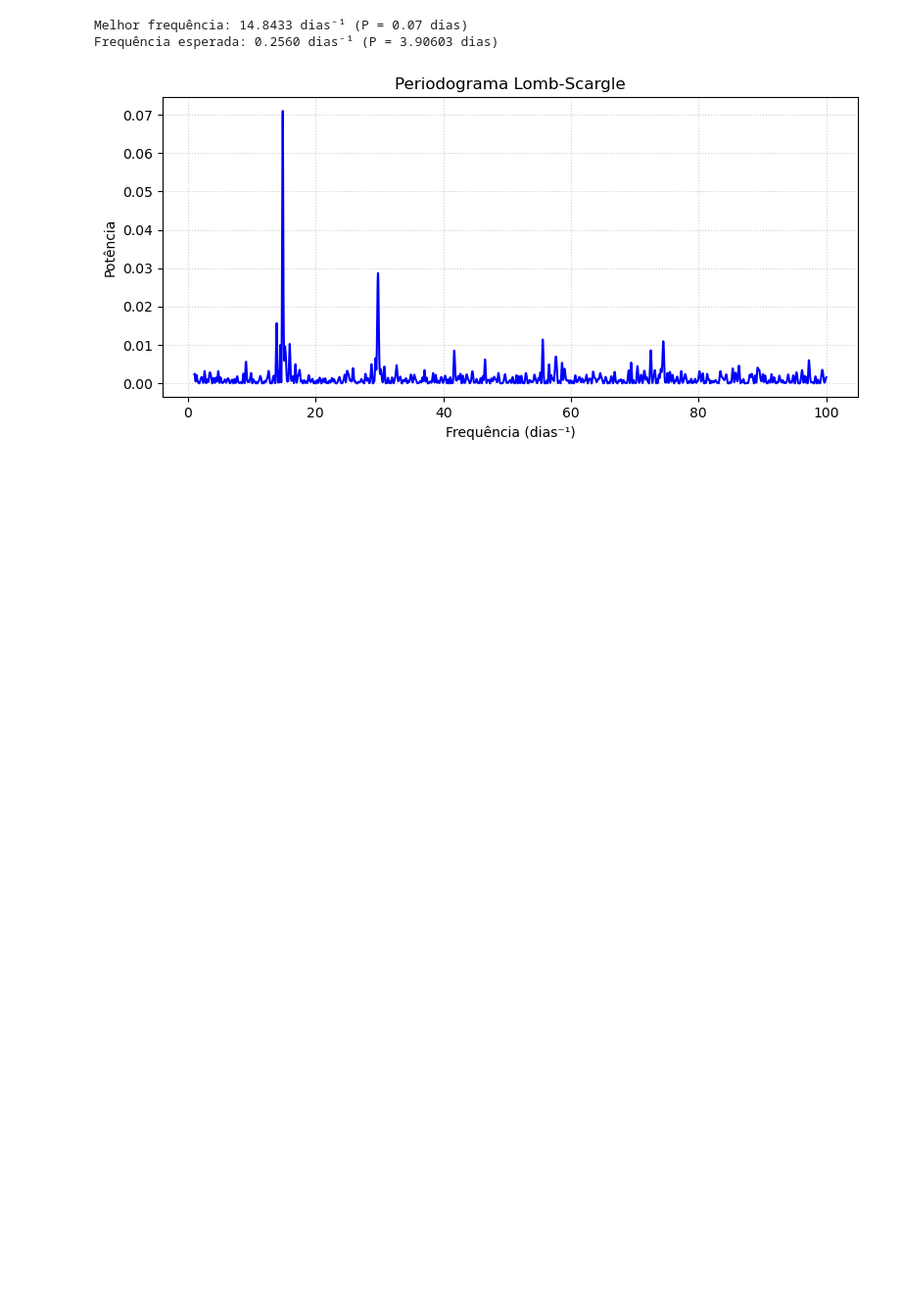
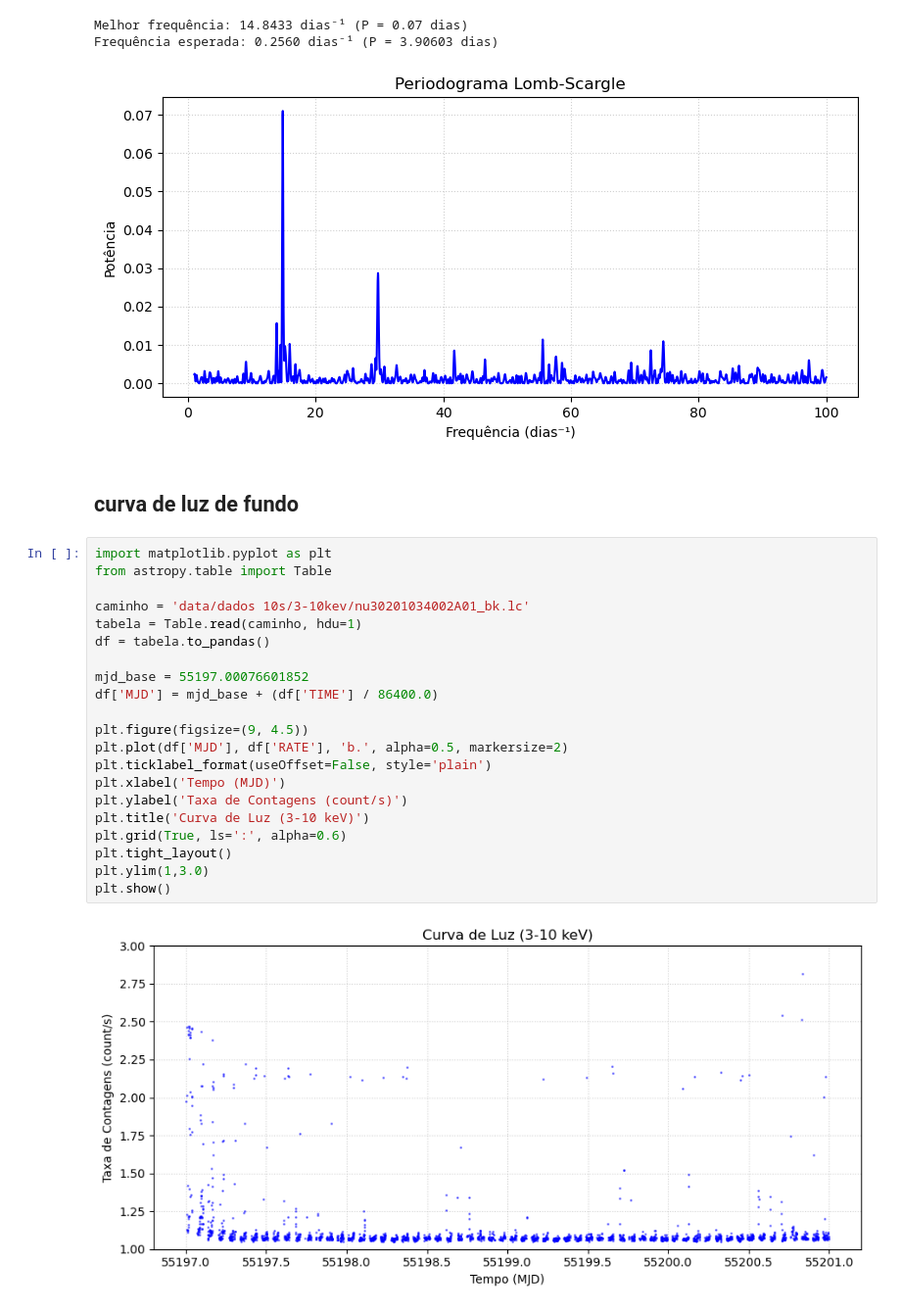
Before and after one commit to mariajulianrb/projeto_mestrado, a Jupyter notebook: data/notebook/light_curve_b10s.ipynb, the cells around one changed output. Shown at 98% size. Cells and saved outputs as stored; diff of their text form; blank space fills up the shorter version.

```diff
--- a/data/notebook/light_curve_b10s.ipynb
+++ b/data/notebook/light_curve_b10s.ipynb
@@ -333,3 +333,28 @@ plt.show()
 Melhor frequência: 14.8433 dias⁻¹ (P = 0.07 dias)
 Frequência esperada: 0.2560 dias⁻¹ (P = 3.90603 dias)
 [figure]
+# %% [markdown]
+## curva de luz de fundo
+# %%
+import matplotlib.pyplot as plt
+from astropy.table import Table
+
+caminho = 'data/dados 10s/3-10kev/nu30201034002A01_bk.lc'
+tabela = Table.read(caminho, hdu=1)
+df = tabela.to_pandas()
+
+mjd_base = 55197.00076601852
+df['MJD'] = mjd_base + (df['TIME'] / 86400.0)
+
+plt.figure(figsize=(9, 4.5))
+plt.plot(df['MJD'], df['RATE'], 'b.', alpha=0.5, markersize=2)
+plt.ticklabel_format(useOffset=False, style='plain')
+plt.xlabel('Tempo (MJD)')
+plt.ylabel('Taxa de Contagens (count/s)')
+plt.title('Curva de Luz (3-10 keV)')
+plt.grid(True, ls=':', alpha=0.6)
+plt.tight_layout()
+plt.ylim(1,3.0)
+plt.show()
+# %% [output]
+[figure, added]
```
Also changed, not shown: parts of 2 cells of this notebook.
